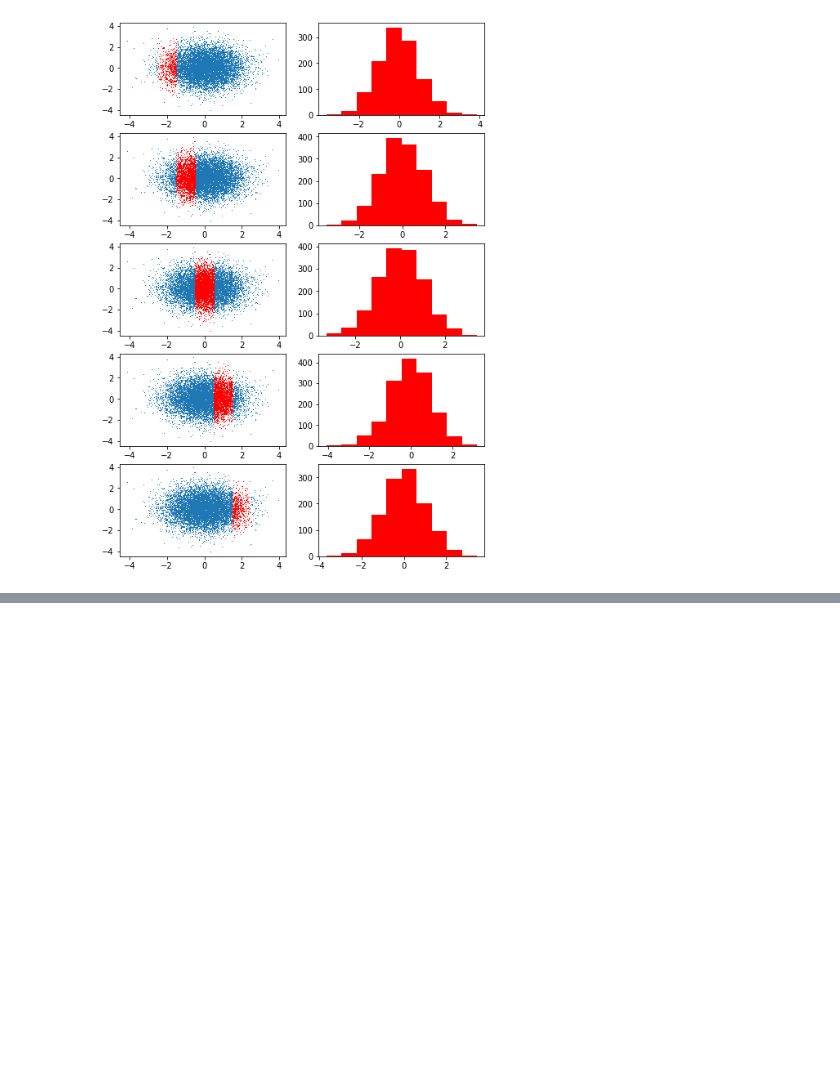
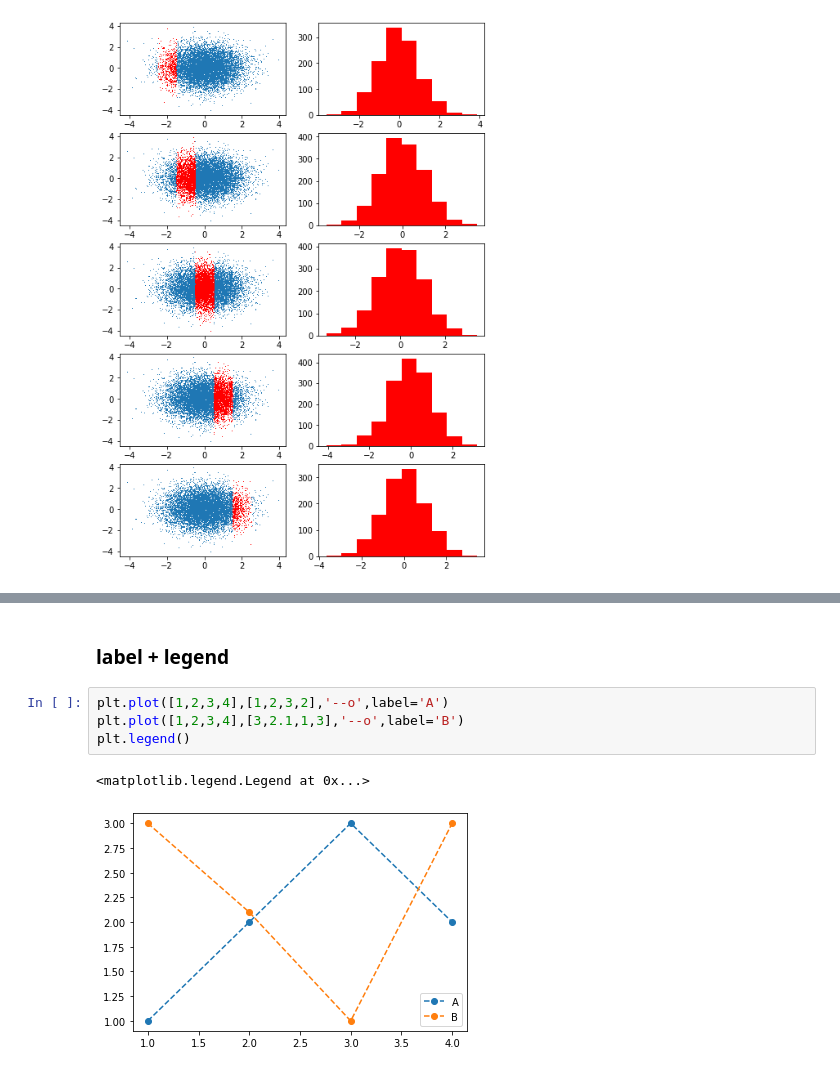
Before and after one commit to guebin/DV2022_backup, a Jupyter notebook: _notebooks/draft.ipynb, the cells around one changed output, grey strips where cells are left out. Cells and saved outputs as stored; diff of their text form; blank space fills up the shorter version.

```diff
--- a/_notebooks/draft.ipynb
+++ b/_notebooks/draft.ipynb
@@ -159,0 +182,9 @@ h([+0.6,+1.0],[x3,y3],ax[4,1])
+# %% [markdown]
+### label + legend
+# %%
+plt.plot([1,2,3,4],[1,2,3,2],'--o',label='A')
+plt.plot([1,2,3,4],[3,2.1,1,3],'--o',label='B')
+plt.legend()
+# %% [output]
+<matplotlib.legend.Legend at 0x...>
+[figure, added]
```
Also changed, not shown: parts of 53 cells of this notebook.
